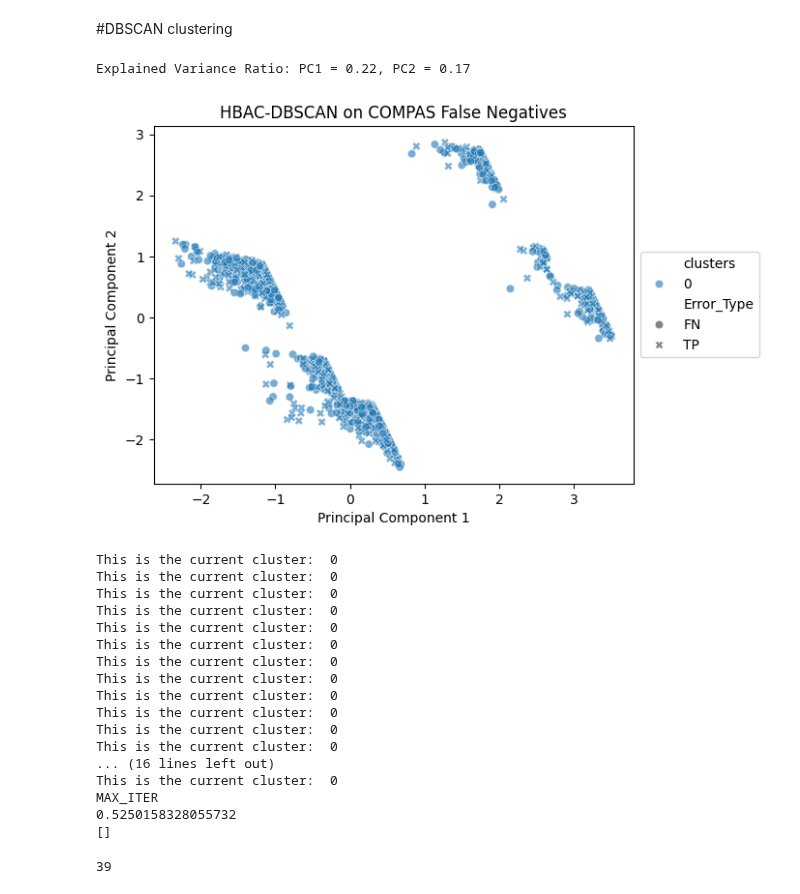
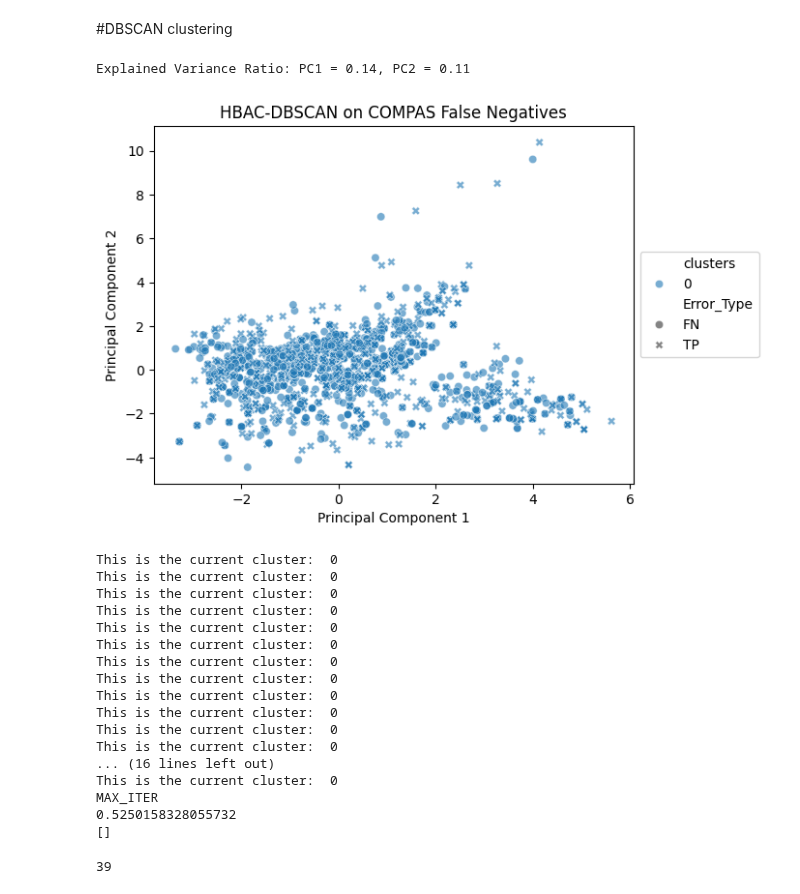
Before and after one commit to MDankloff/ClusterCompas, a Jupyter notebook: COMPAS_Clustering_DBSCAN.ipynb, the cells around one changed output. Cells and saved outputs as stored; diff of their text form; code cells hidden in the pictures.

```diff
--- a/COMPAS_Clustering_DBSCAN.ipynb
+++ b/COMPAS_Clustering_DBSCAN.ipynb
@@ -63,10 +63,10 @@ display(len(Shap_error_data.loc[Shap_error_data['FN']==1]))
 def pca_plot(data, title, alpha):
     # Extract features for PCA and drop certain columns
     pca_features = data.drop(['predicted_class', 'true_class', 'errors', 'TP', 'TN', 'FN', 'FP', 'Error_Type', 'clusters', 'new_clusters',
-                              'Shap_age', 'Shap_priors_count' , 'Shap_sex_Female', 'Shap_sex_Male', 'Shap_race_African-American', 'Shap_race_Asian', 'Shap_race_Caucasian', 'Shap_race_Hispanic', 'Shap_race_Native American', 'Shap_race_Other'
+                              #'Shap_age', 'Shap_priors_count' , 'Shap_sex_Female', 'Shap_sex_Male', 'Shap_race_African-American', 'Shap_race_Asian', 'Shap_race_Caucasian', 'Shap_race_Hispanic', 'Shap_race_Native American', 'Shap_race_Other'
                               ], axis=1)
     other_features = data[['predicted_class', 'true_class', 'errors', 'TP', 'TN', 'FN', 'FP', 'Error_Type', 'clusters', 'new_clusters',
-                           'Shap_age', 'Shap_priors_count' , 'Shap_sex_Female', 'Shap_sex_Male', 'Shap_race_African-American', 'Shap_race_Asian', 'Shap_race_Caucasian', 'Shap_race_Hispanic', 'Shap_race_Native American', 'Shap_race_Other'
+                           #'Shap_age', 'Shap_priors_count' , 'Shap_sex_Female', 'Shap_sex_Male', 'Shap_race_African-American', 'Shap_race_Asian', 'Shap_race_Caucasian', 'Shap_race_Hispanic', 'Shap_race_Native American', 'Shap_race_Other'
                            ]]
 
     # Apply PCA with 2 components to scaled features and create a df for the resulting principal components
@@ -230,7 +230,7 @@ def calculate_variance(data):
     average_acc = accuracy_error(data)
     bias_clus = bias_w_error(data, j, 'clusters')
     variance_list_local.append(bias_clus)
-  variance = np.variance(variance_list_local)
+  variance = np.var(variance_list_local)
   return variance
 
 #calculate bias_acc_global
@@ -405,10 +405,10 @@ def bias_with_error_rate_FN(data = TP_FN_data, input_columns = features, error_c
             DBSCAN(eps=eps, min_samples=min_samples).fit_predict(
                 candidate_cluster.drop(['clusters', 'new_clusters', 'predicted_class', 'true_class', 'errors', 'TP',
                                         'TN', 'FN', 'FP', 'Error_Type',
-                                        'Shap_age', 'Shap_priors_count', 'Shap_sex_Female',
-                                        'Shap_sex_Male', 'Shap_race_African-American', 'Shap_race_Asian',
-                                        'Shap_race_Caucasian', 'Shap_race_Hispanic', 'Shap_race_Native American',
-                                        'Shap_race_Other'
+                                        #'Shap_age', 'Shap_priors_count', 'Shap_sex_Female',
+                                        #'Shap_sex_Male', 'Shap_race_African-American', 'Shap_race_Asian',
+                                        #'Shap_race_Caucasian', 'Shap_race_Hispanic', 'Shap_race_Native American',
+                                        #'Shap_race_Other'
                                         ], axis=1)), index=candidate_cluster.index)
 
         data['new_clusters'] = candidate_cluster['new_clusters'].combine_first(data['new_clusters'])
@@ -424,35 +424,35 @@ def bias_with_error_rate_FN(data = TP_FN_data, input_columns = features, error_c
             # Add new cluster
             n_cluster = max(data['clusters'])
             first = True
             dif = 1
             for clstr in data['new_clusters'].unique():
                 if (clstr == -1):
                     data['clusters'][data['new_clusters'] == clstr] = -1
                 elif (clstr == -2):
                     continue
                 elif first:
                     data['clusters'][data['new_clusters'] == clstr] = x
                     first = False
                 else:
                     data['clusters'][data['new_clusters'] == clstr] =  n_cluster + dif
                     dif += 1
 
             pca_plot(data,'HBAC-DBSCAN on COMPAS False Negatives', 0.6) # Change this for TN FP data
             #tsne_plot(data, "t-SNE Plot for False Negatives", perplexity=30, learning_rate=200, n_iter=1000, alpha=0.5)
             x = select_new_cluster(data, error_column = 'FN')
             initial_bias = max_bias
         else:
             x = get_random_cluster(data['clusters'])
 
     print('MAX_ITER')
     print(acc)
     print(variance_list)
 
 bias_with_error_rate_FN()
 plt.show()
 # %% [output]
-Explained Variance Ratio: PC1 = 0.22, PC2 = 0.17
+Explained Variance Ratio: PC1 = 0.14, PC2 = 0.11
-[figure, old version]
+[figure, new version]
 This is the current cluster:  0
 This is the current cluster:  0
 This is the current cluster:  0
```
Also changed, not shown: parts of 3 cells of this notebook.
